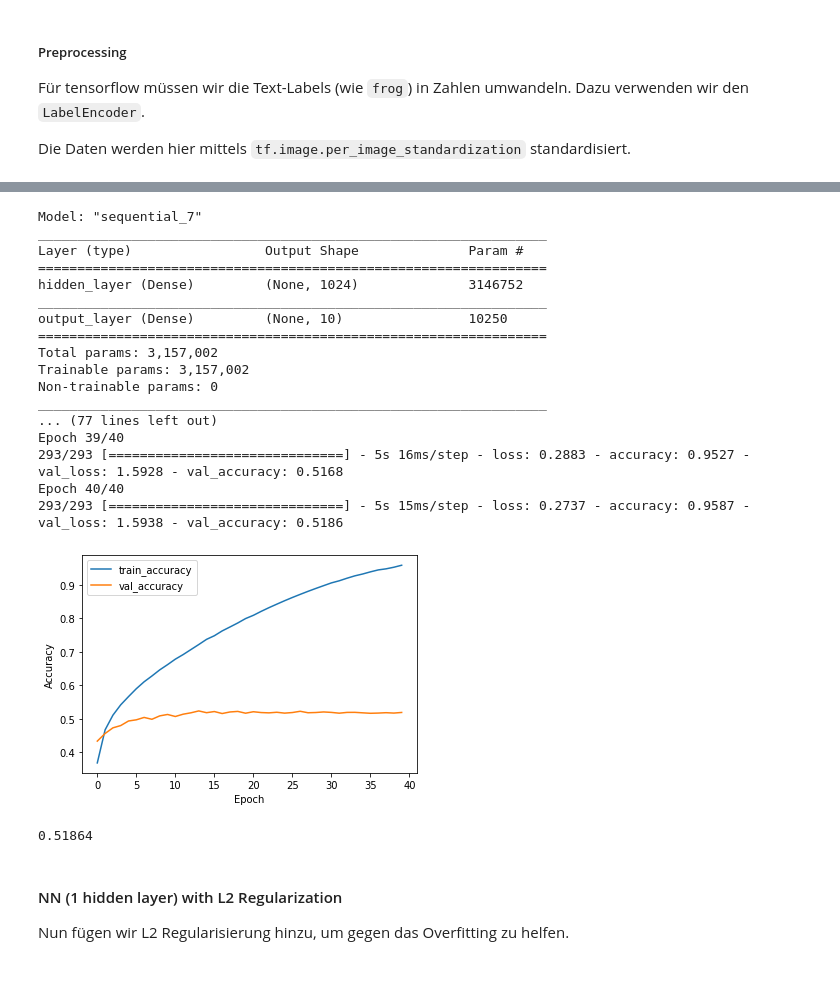
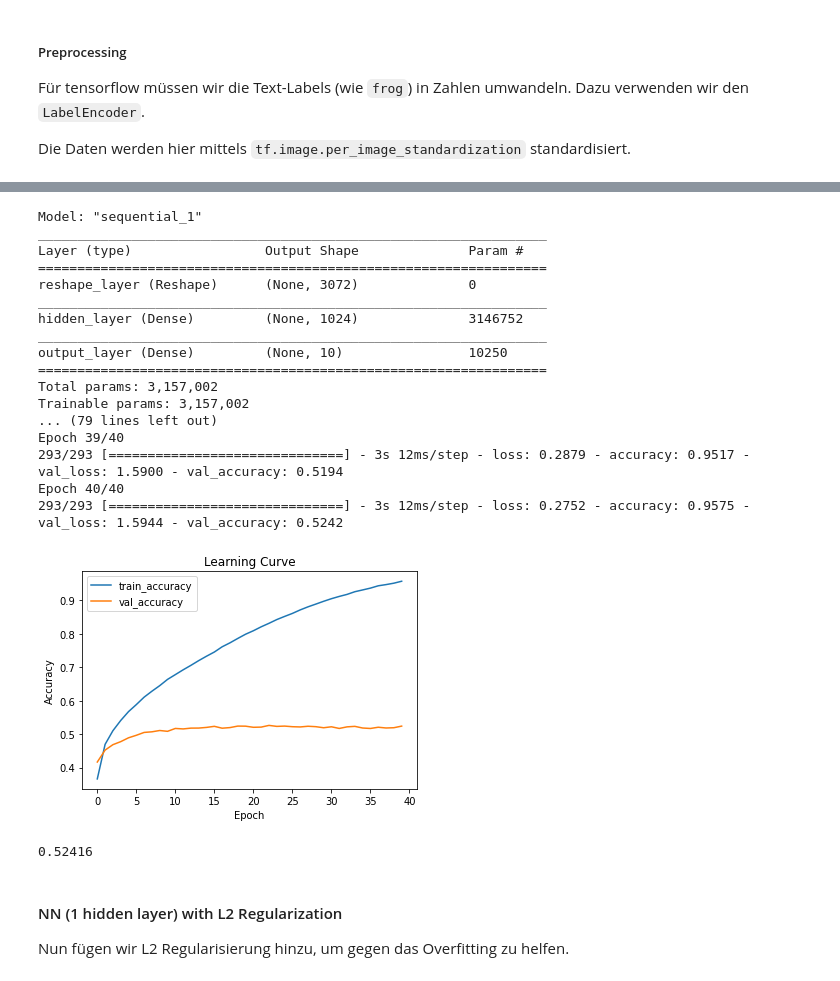
Before and after one commit to benikm91/cas_ml_lab_cifar10, a Jupyter notebook: src/5_neural_network.ipynb, the cells around one changed output, grey strips where cells are left out. Cells and saved outputs as stored; diff of their text form; code cells hidden in the pictures.

```diff
--- a/src/5_neural_network.ipynb
+++ b/src/5_neural_network.ipynb
@@ -28,6 +28,7 @@ WARNING: You are using pip version 21.1.2; however, version 22.1 is available.
 You should consider upgrading via the '/Users/beni/Documents/Kennwerte/IdeaProjects/cas_machine_learning_cifar10/venv/bin/python -m pip install --upgrade pip' command.
 # %%
 def plot_history(history):
+    plt.title('Learning Curve')
     plt.plot(history.history['accuracy'], label='train_accuracy')
     plt.plot(history.history['val_accuracy'], label = 'val_accuracy')
     plt.xlabel('Epoch')
@@ -141,45 +161,46 @@ Nun fügen wir einen `Hidden Layer` hinzu.
 ![Neural Network mit einem Hidden Layer](./img/one_hidden_nn_with_multiple_outputs.png)
 # %%
 nn = Sequential([
-    layers.InputLayer(input_shape=(32*32*3), name='input_layer'),
+    layers.InputLayer(input_shape=(32,32,3), name='input_layer'),
+    layers.Reshape(target_shape=(-1,), name= 'reshape_layer'),
     layers.Dense(1024, activation=activations.relu, name='hidden_layer'),
     layers.Dense(10, activation=activations.linear, name='output_layer'),
 ])
 nn.compile(
     optimizer='sgd',
     loss=losses.SparseCategoricalCrossentropy(from_logits=True),
     metrics=['accuracy']
 )
 
 print(nn.summary())
 
-history = nn.fit(X_train_std.reshape(-1, 32 * 32 * 3), y_train_enc, batch_size=128, epochs=40, validation_data=(X_val_std.reshape(-1, 32 * 32 * 3), y_val_enc))
+history = nn.fit(X_train_std, y_train_enc, batch_size=128, epochs=40, validation_data=(X_val_std, y_val_enc))
 plot_history(history)
 
-y_val_hat_prob = nn.predict(X_val_std.reshape(-1, 32 * 32 * 3))
+y_val_hat_prob = nn.predict(X_val_std)
 y_val_hat = np.argmax(y_val_hat_prob, axis=1)
 
 print(accuracy_score(y_val_hat, y_val_enc))
 # %% [output]
-Model: "sequential_7"
+Model: "sequential_1"
 _________________________________________________________________
 Layer (type)                 Output Shape              Param #
 =================================================================
+reshape_layer (Reshape)      (None, 3072)              0
+_________________________________________________________________
 hidden_layer (Dense)         (None, 1024)              3146752
 _________________________________________________________________
 output_layer (Dense)         (None, 10)                10250
 =================================================================
 Total params: 3,157,002
 Trainable params: 3,157,002
-Non-trainable params: 0
-_________________________________________________________________
-... (77 lines left out)
+... (79 lines left out)
 Epoch 39/40
-293/293 [==============================] - 5s 16ms/step - loss: 0.2883 - accuracy: 0.9527 - val_loss: 1.5928 - val_accuracy: 0.5168
+293/293 [==============================] - 3s 12ms/step - loss: 0.2879 - accuracy: 0.9517 - val_loss: 1.5900 - val_accuracy: 0.5194
 Epoch 40/40
-293/293 [==============================] - 5s 15ms/step - loss: 0.2737 - accuracy: 0.9587 - val_loss: 1.5938 - val_accuracy: 0.5186
+293/293 [==============================] - 3s 12ms/step - loss: 0.2752 - accuracy: 0.9575 - val_loss: 1.5944 - val_accuracy: 0.5242
-[figure, old version]
+[figure, new version]
-0.51864
+0.52416
 # %% [markdown]
 #### NN (1 hidden layer) with L2 Regularization
 
```
Also changed, not shown: parts of 7 cells of this notebook.
